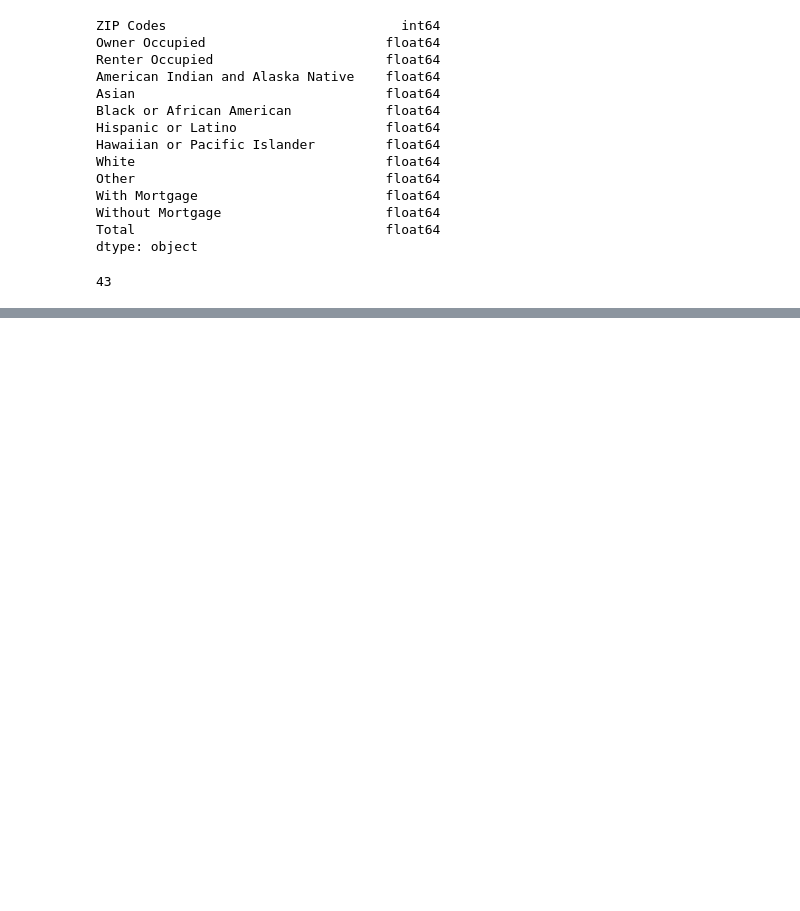
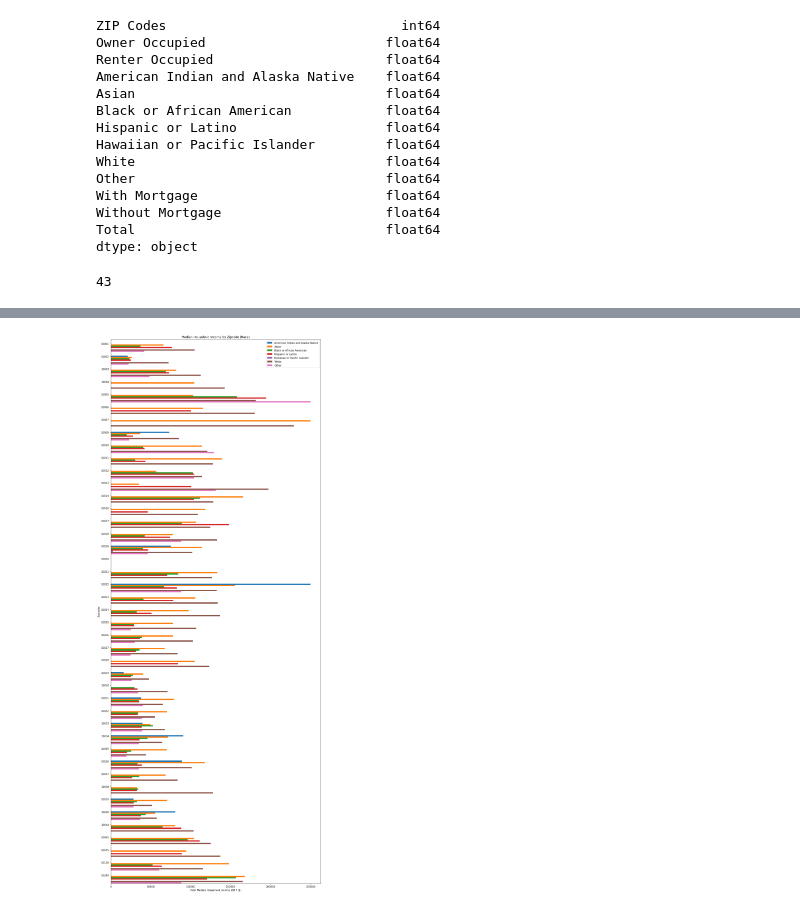
Before and after one commit to llessa13/project_titan, a Jupyter notebook: Census.ipynb, the cells around one changed output, grey strips where cells are left out. Cells and saved outputs as stored; diff of their text form; code cells hidden in the pictures; blank space fills up the shorter version.

```diff
--- a/Census.ipynb
+++ b/Census.ipynb
@@ -110,0 +152,27 @@ census_man_df.head()
+# %%
+y_axis = np.arange(len(census_man_df['ZIP Codes']))
+tick_locations1 = [value*1.5 for value in y_axis]
+
+bar_width = 0.15
+
+plt.figure(figsize=(15,40))
+p1 = plt.barh(y_axis*1.5, census_man_df['American Indian and Alaska Native'], bar_width, label='American Indian and Alaska Native')
+p2 = plt.barh((y_axis*1.5)+bar_width, census_man_df['Asian'], bar_width, label='Asian')
+p3 = plt.barh((y_axis*1.5)+(bar_width*2), census_man_df['Black or African American'], bar_width, label='Black or African American')
+p4 = plt.barh((y_axis*1.5)+(bar_width*3), census_man_df['Hispanic or Latino'], bar_width, label='Hispanic or Latino')
+p5 = plt.barh((y_axis*1.5)+(bar_width*4), census_man_df['Hawaiian or Pacific Islander'], bar_width, label='Hawaiian or Pacific Islander')
+p6 = plt.barh((y_axis*1.5)+(bar_width*5), census_man_df['White'], bar_width, label='White')
+p7 = plt.barh((y_axis*1.5)+(bar_width*6), census_man_df['Other'], bar_width, label='Other')
+
+plt.yticks(tick_locations1, census_man_df['ZIP Codes'], rotation="horizontal")
+plt.ylim(len(y_axis)+21, -.5)
+
+plt.title("Median Household Income by Zipcode (Race)")
+plt.ylabel("Zipcodes")
+plt.xlabel(f"Total Median Household Income {year} ($)")
+
+plt.legend(loc=1)
+
+plt.show()
+# %% [output]
+[figure, added]
```
Also changed, not shown: parts of 8 cells of this notebook, 2 other files.
